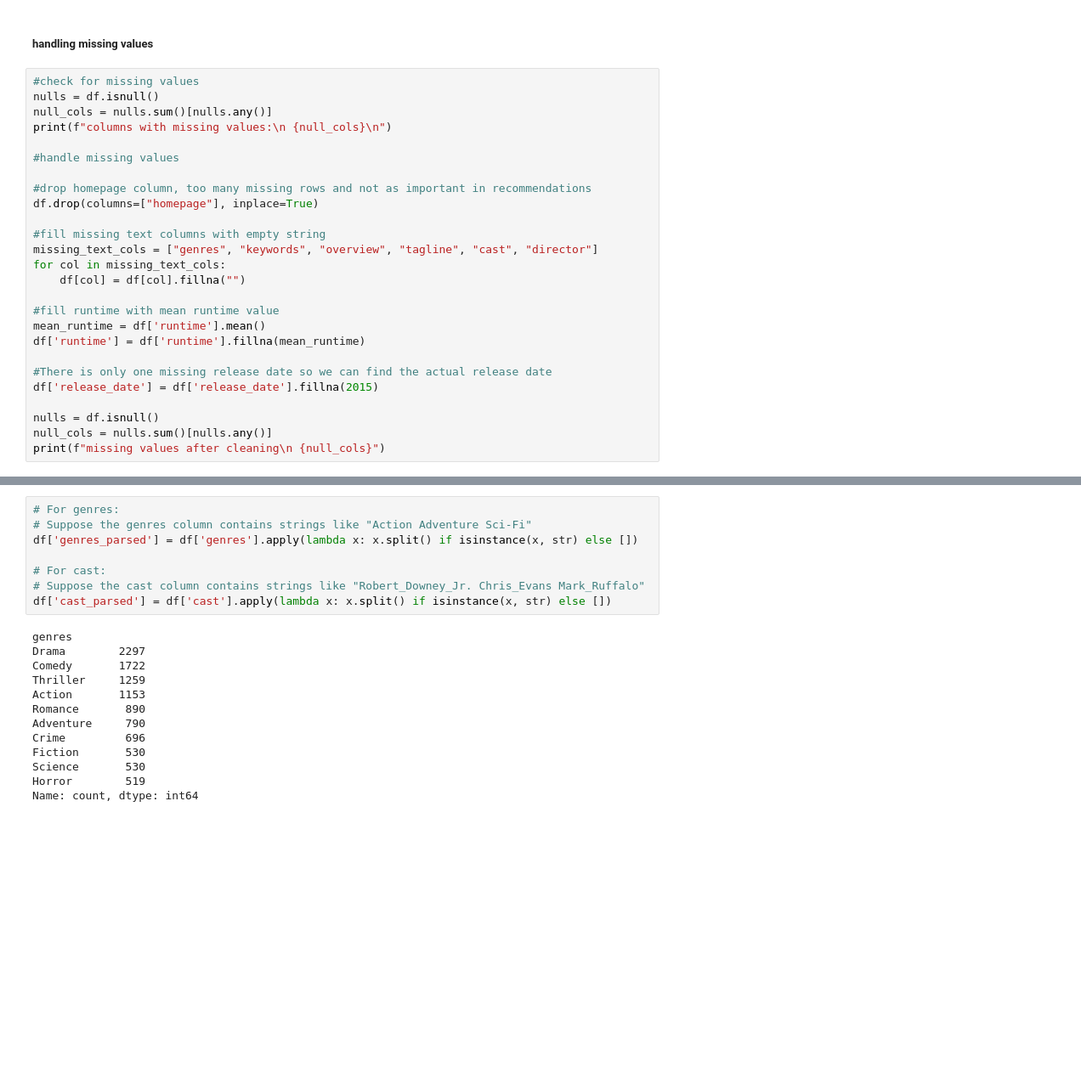
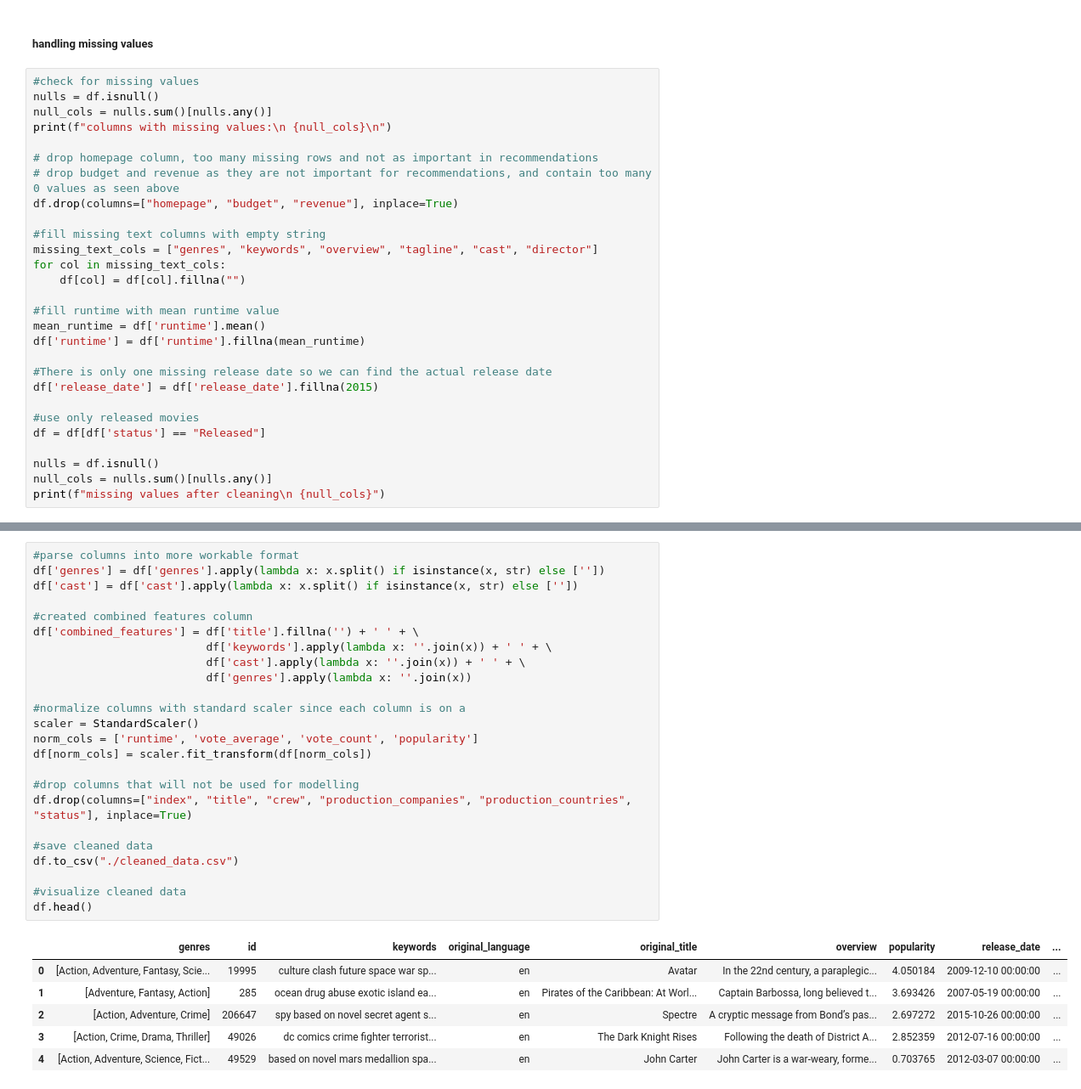
Before and after one commit to Tobi-Ade/tezda, a Jupyter notebook: data_cleaning.ipynb, the cells around one changed output, grey strips where cells are left out. Shown at 85% size. Cells and saved outputs as stored; diff of their text form; blank space fills up the shorter version.

```diff
--- a/data_cleaning.ipynb
+++ b/data_cleaning.ipynb
@@ -267,10 +279,9 @@ nulls = df.isnull()
 null_cols = nulls.sum()[nulls.any()]
 print(f"columns with missing values:\n {null_cols}\n")
 
-#handle missing values
-
-#drop homepage column, too many missing rows and not as important in recommendations
-df.drop(columns=["homepage"], inplace=True)
+# drop homepage column, too many missing rows and not as important in recommendations
+# drop budget and revenue as they are not important for recommendations, and contain too many 0 values as seen above
+df.drop(columns=["homepage", "budget", "revenue"], inplace=True)
 
 #fill missing text columns with empty string
 missing_text_cols = ["genres", "keywords", "overview", "tagline", "cast", "director"]
@@ -284,6 +295,9 @@ df['runtime'] = df['runtime'].fillna(mean_runtime)
 #There is only one missing release date so we can find the actual release date
 df['release_date'] = df['release_date'].fillna(2015)
 
+#use only released movies
+df = df[df['status'] == "Released"]
+
 nulls = df.isnull()
 null_cols = nulls.sum()[nulls.any()]
 print(f"missing values after cleaning\n {null_cols}")
@@ -302,23 +317,33 @@ dtype: int64
 missing values after cleaning
  Series([], dtype: int64)
 # %%
-# For genres:
-# Suppose the genres column contains strings like "Action Adventure Sci-Fi"
-df['genres_parsed'] = df['genres'].apply(lambda x: x.split() if isinstance(x, str) else [])
+#parse columns into more workable format
+df['genres'] = df['genres'].apply(lambda x: x.split() if isinstance(x, str) else [''])
+df['cast'] = df['cast'].apply(lambda x: x.split() if isinstance(x, str) else [''])
 
-# For cast:
-# Suppose the cast column contains strings like "Robert_Downey_Jr. Chris_Evans Mark_Ruffalo"
-df['cast_parsed'] = df['cast'].apply(lambda x: x.split() if isinstance(x, str) else [])
+#created combined features column
+df['combined_features'] = df['title'].fillna('') + ' ' + \
+                          df['keywords'].apply(lambda x: ''.join(x)) + ' ' + \
+                          df['cast'].apply(lambda x: ''.join(x)) + ' ' + \
+                          df['genres'].apply(lambda x: ''.join(x))
+
+#normalize columns with standard scaler since each column is on a
+scaler = StandardScaler()
+norm_cols = ['runtime', 'vote_average', 'vote_count', 'popularity']
+df[norm_cols] = scaler.fit_transform(df[norm_cols])
+
+#drop columns that will not be used for modelling
+df.drop(columns=["index", "title", "crew", "production_companies", "production_countries", "status"], inplace=True)
+
+#save cleaned data
+df.to_csv("./cleaned_data.csv")
+
+#visualize cleaned data
+df.head()
 # %% [output]
-genres
-Drama        2297
-Comedy       1722
-Thriller     1259
-Action       1153
-Romance       890
-Adventure     790
-Crime         696
-Fiction       530
-Science       530
-Horror        519
-Name: count, dtype: int64
+|  | genres | id | keywords | original_language | original_title | overview | popularity | release_date | ... |
+| 0 | [Action, Adventure, Fantasy, Scie... | 19995 | culture clash future space war sp... | en | Avatar | In the 22nd century, a paraplegic... | 4.050184 | 2009-12-10 00:00:00 | ... |
+| 1 | [Adventure, Fantasy, Action] | 285 | ocean drug abuse exotic island ea... | en | Pirates of the Caribbean: At Worl... | Captain Barbossa, long believed t... | 3.693426 | 2007-05-19 00:00:00 | ... |
+| 2 | [Action, Adventure, Crime] | 206647 | spy based on novel secret agent s... | en | Spectre | A cryptic message from Bond’s pas... | 2.697272 | 2015-10-26 00:00:00 | ... |
+| 3 | [Action, Crime, Drama, Thriller] | 49026 | dc comics crime fighter terrorist... | en | The Dark Knight Rises | Following the death of District A... | 2.852359 | 2012-07-16 00:00:00 | ... |
+| 4 | [Action, Adventure, Science, Fict... | 49529 | based on novel mars medallion spa... | en | John Carter | John Carter is a war-weary, forme... | 0.703765 | 2012-03-07 00:00:00 | ... |
```
Also changed, not shown: parts of 3 cells of this notebook, 1 other file.
